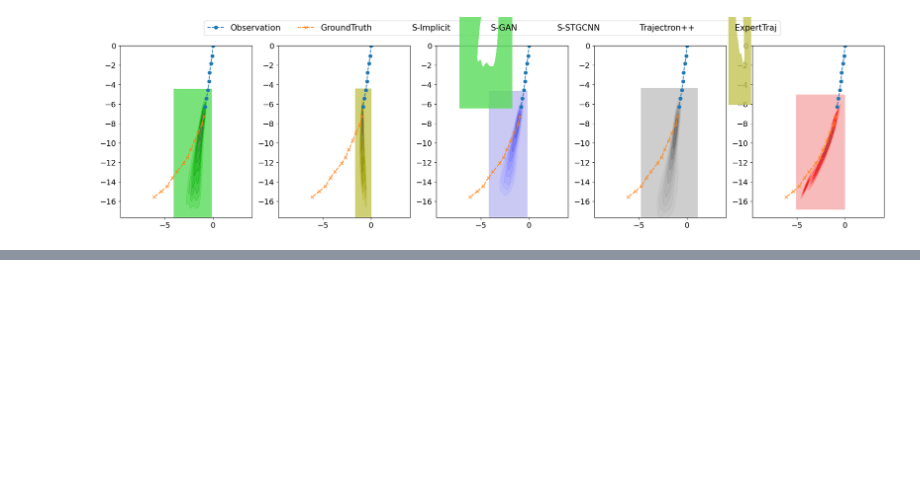
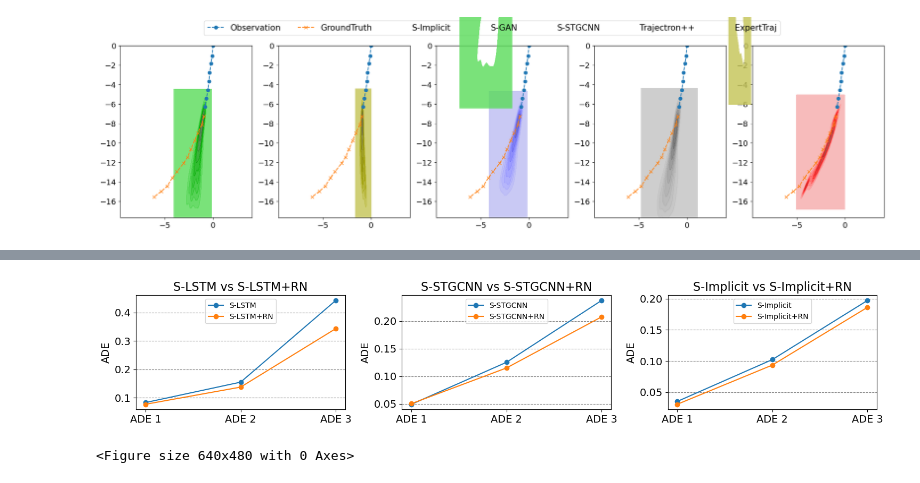
Before and after one commit to raynbowy23/RNTransformer, a Jupyter notebook: vis.ipynb, the cells around one changed output, grey strips where cells are left out. Cells and saved outputs as stored; diff of their text form; code cells hidden in the pictures; blank space fills up the shorter version.

```diff
--- a/vis.ipynb
+++ b/vis.ipynb
@@ -349,0 +415,36 @@ for key in indices[dset]:
+# %%
+xaxis = ['ADE 1', 'ADE 2', 'ADE 3']
+stgcn = [0.04922303252, 0.1253346051, 0.2373589808]
+stgcn_rn = [0.05034118536, 0.1150564551, 0.2076476218]
+implicit = [0.03534750425, 0.1023937999, 0.197064823]
+implicit_rn = [0.03078230518, 0.09359533006, 0.1860531744]
+lstm = [0.08322512625, 0.154956752, 0.4418781975]
+lstm_rn = [0.07717805685, 0.1375224729, 0.342837295]
+
+fig, ax = plt.subplots(1, 3, figsize=(15, 3))
+ax[0].plot(xaxis, lstm, 'o-', color='#1f77b4', label='S-LSTM')
+ax[0].plot(xaxis, lstm_rn, 'o-', color='#FF7F0E', label='S-LSTM+RN')
+ax[0].set_title('S-LSTM vs S-LSTM+RN', fontdict={'size': 16})
+
+ax[1].plot(xaxis, stgcn, 'o-', color='#1f77b4', label='S-STGCNN')
+ax[1].plot(xaxis, stgcn_rn, 'o-', color='#FF7F0E', label='S-STGCNN+RN')
+ax[1].set_title('S-STGCNN vs S-STGCNN+RN', fontdict={'size': 16})
+
+ax[2].plot(xaxis, implicit, 'o-', color='#1f77b4', label='S-Implicit')
+ax[2].plot(xaxis, implicit_rn, 'o-', color='#FF7F0E', label='S-Implicit+RN')
+ax[2].set_title('S-Implicit vs S-Implicit+RN', fontdict={'size': 16})
+
+for i in range(3):
+    ax[i].set_ylabel('ADE', fontsize=14)
+    ax[i].xaxis.set_tick_params(labelsize=14)
+    ax[i].yaxis.set_tick_params(labelsize=14)
+    ax[i].yaxis.grid(color='gray', linestyle='dashed')
+    ax[i].legend(loc='upper center', fancybox=True)
+plt.tight_layout()
+plt.show()
+plt.savefig(os.path.join('../', 'figs', 'ades.png'),
+        dpi=300,
+        bbox_inches='tight')
+# %% [output]
+[figure, added]
+<Figure size 640x480 with 0 Axes>
```
Also changed, not shown: parts of 1 cell of this notebook, 32 other files.
